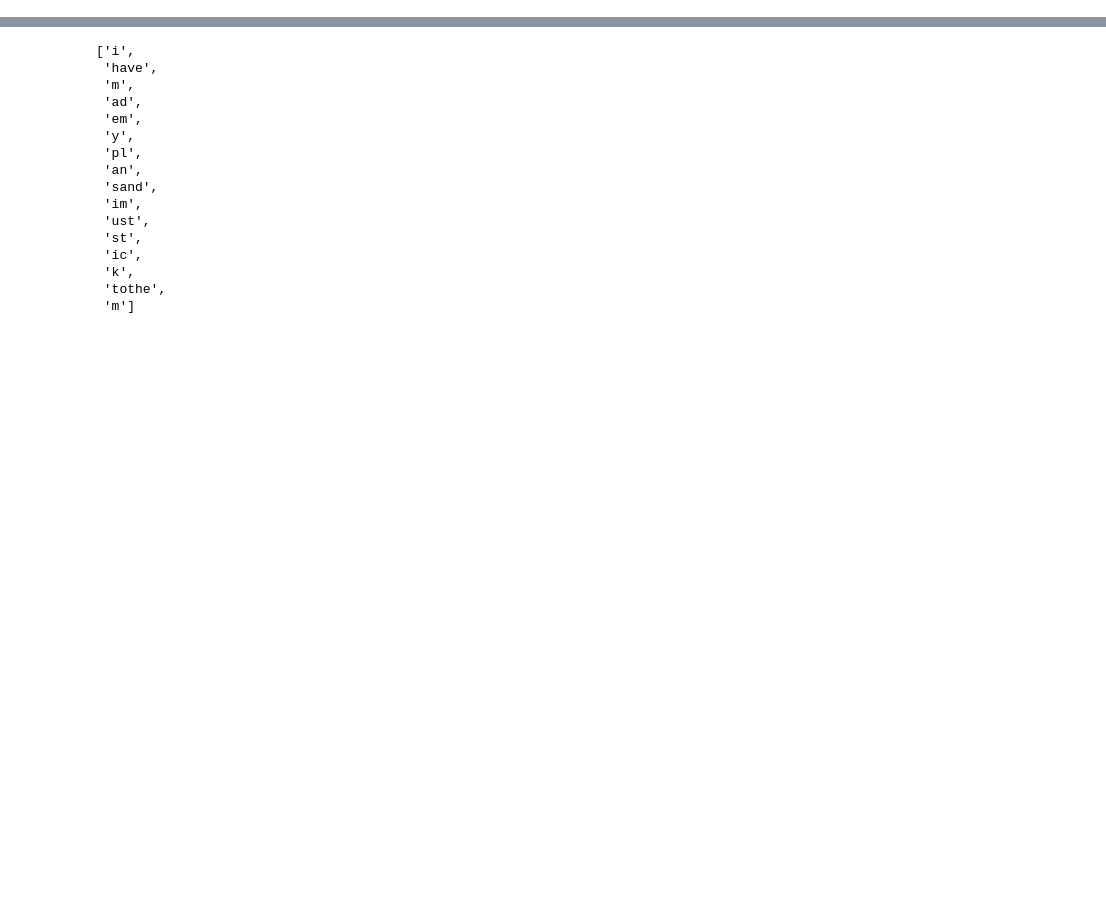
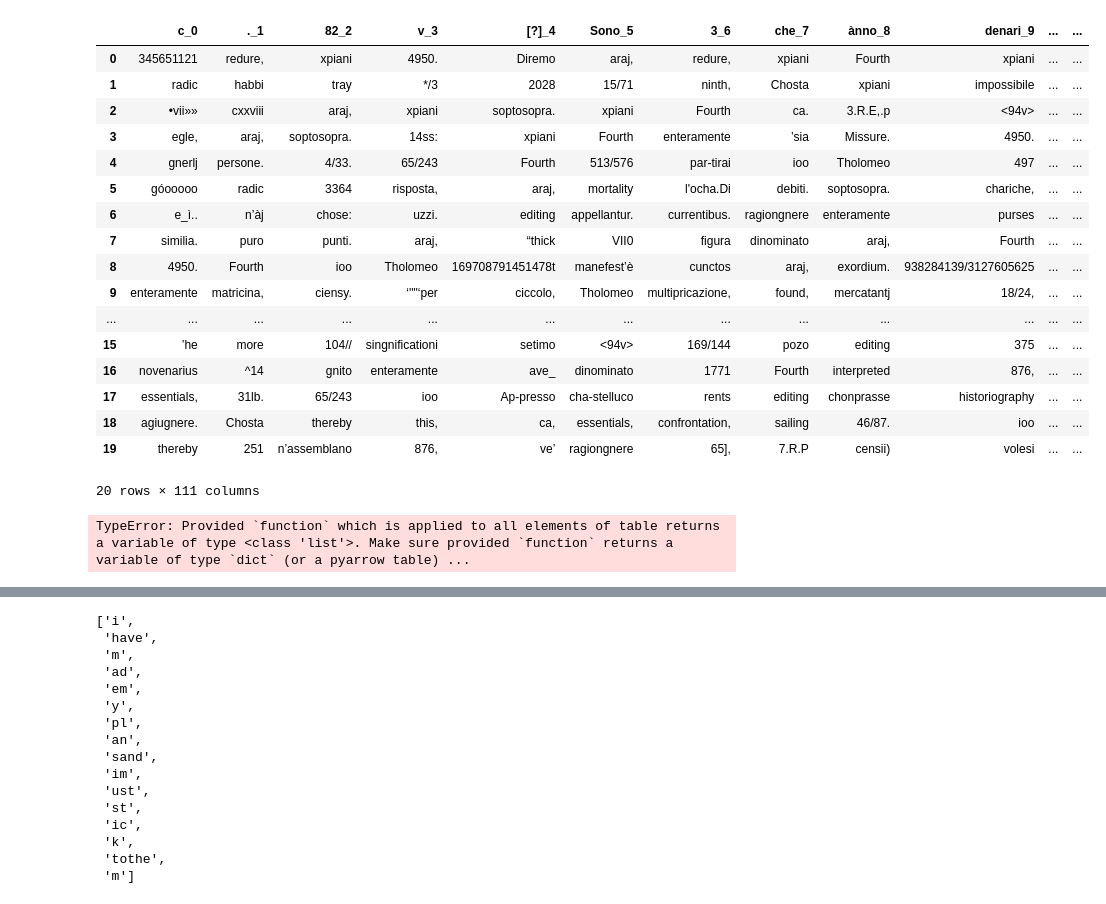
Before and after one commit to Gianni-G/semiolog, a Jupyter notebook: meno.ipynb, the cells around one changed output, grey strips where cells are left out. Cells and saved outputs as stored; diff of their text form; code cells hidden in the pictures; blank space fills up the shorter version.

```diff
--- a/meno.ipynb
+++ b/meno.ipynb
@@ -39,2 +16,2 @@ DatasetDict({
 # %%
-meno_corpus = semiotic.corpus.train.filter(lambda paragraph: "meno" in paragraph["text"])
+meno_corpus = semiotic.corpus.train.filter(lambda paragraph: " m." in paragraph["text"])
@@ -89,0 +18,2 @@ Syntagmatic and Paradigmatic updated with the new vocabulary
+# %%
+sent_sq = semiotic(meno_corpus[0]["text"])
@@ -89,0 +44,25 @@ Syntagmatic and Paradigmatic updated with the new vocabulary
+# %%
+sent_sq.parad_chain.df()
+# %% [output]
+|  | c_0 | ._1 | 82_2 | v_3 | [?]_4 | Sono_5 | 3_6 | che_7 | ànno_8 | denari_9 | ... | ... |
+| 0 | 345651121 | redure, | xpiani | 4950. | Diremo | araj, | redure, | xpiani | Fourth | xpiani | ... | ... |
+| 1 | radic | habbi | tray | */3 | 2028 | 15/71 | ninth, | Chosta | xpiani | impossibile | ... | ... |
+| 2 | •vii»» | cxxviii | araj, | xpiani | soptosopra. | xpiani | Fourth | ca. | 3.R.E,.p | <94v> | ... | ... |
+| 3 | egle, | araj, | soptosopra. | 14ss: | xpiani | Fourth | enteramente | ’sia | Missure. | 4950. | ... | ... |
+| 4 | gnerlj | persone. | 4/33. | 65/243 | Fourth | 513/576 | par-tirai | ioo | Tholomeo | 497 | ... | ... |
+| 5 | góooooo | radic | 3364 | risposta, | araj, | mortality | l'ocha.Di | debiti. | soptosopra. | chariche, | ... | ... |
+| 6 | e_ì.. | n’àj | chose: | uzzi. | editing | appellantur. | currentibus. | ragiongnere | enteramente | purses | ... | ... |
+| 7 | similia. | puro | punti. | araj, | “thick | VII0 | figura | dinominato | araj, | Fourth | ... | ... |
+| 8 | 4950. | Fourth | ioo | Tholomeo | 169708791451478t | manefest’è | cunctos | araj, | exordium. | 938284139/3127605625 | ... | ... |
+| 9 | enteramente | matricina, | ciensy. | ‘''"‘per | ciccolo, | Tholomeo | multipricazione, | found, | mercatantj | 18/24, | ... | ... |
+| ... | ... | ... | ... | ... | ... | ... | ... | ... | ... | ... | ... | ... |
+| 15 | ’he | more | 104// | singnificationi | setimo | <94v> | 169/144 | pozo | editing | 375 | ... | ... |
+| 16 | novenarius | ^14 | gnito | enteramente | ave_ | dinominato | 1771 | Fourth | interpreted | 876, | ... | ... |
+| 17 | essentials, | 31lb. | 65/243 | ioo | Ap-presso | cha-stelluco | rents | editing | chonprasse | historiography | ... | ... |
+| 18 | agiugnere. | Chosta | thereby | this, | ca, | essentials, | confrontation, | sailing | 46/87. | ioo | ... | ... |
+| 19 | thereby | 251 | n’assemblano | 876, | ve’ | ragiongnere | 65], | 7.R.P | censii) | volesi | ... | ... |
+20 rows × 111 columns
+# %%
+bla = semiotic.corpus.train.map(lambda batch: " ".join(batch["text"]).split(), batched=True)
+# %% [output]
+TypeError: Provided `function` which is applied to all elements of table returns a variable of type <class 'list'>. Make sure provided `function` returns a variable of type `dict` (or a pyarrow table) ...
```
Also changed, not shown: parts of 10 cells of this notebook, 6 other files.
